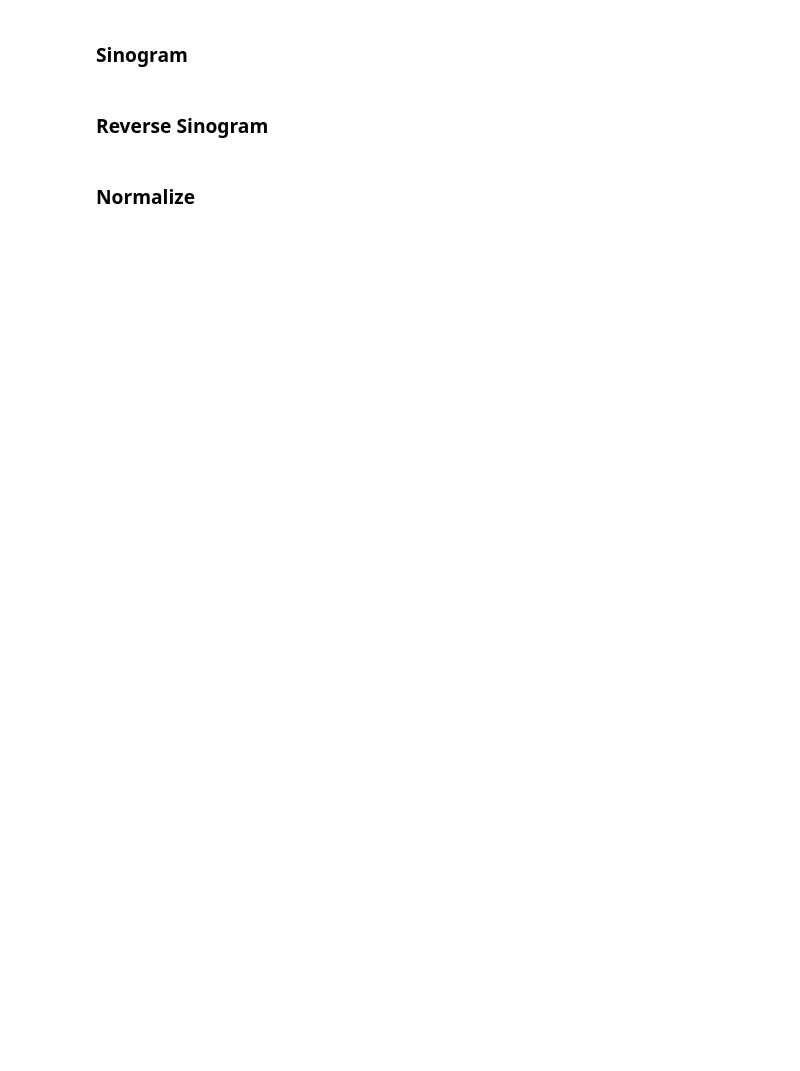
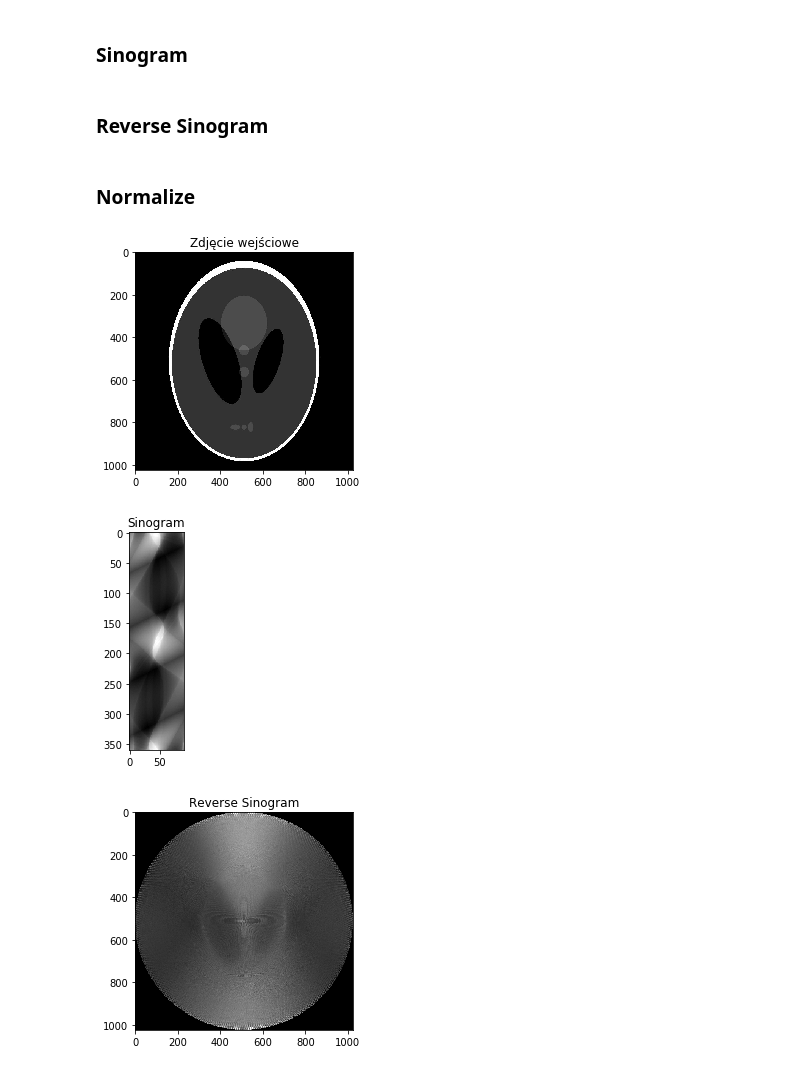
Before and after one commit to Preludium/IwM, a Jupyter notebook: Tomograf/main.ipynb, the cells around one changed output. Saved outputs shown, nothing was run; the diff lists cells and outputs as text; code cells hidden in the pictures; blank space fills up the shorter version.

Commit message:
reverse do poprawy

```diff
--- a/Tomograf/main.ipynb
+++ b/Tomograf/main.ipynb
@@ -27,2 +14,11 @@ RANGE = 360
+# %%
+STEP = 1 # step of emitter in degrees
+NUMBER_OF_DETECTORS = 90
+DETECTORS_RANGE = 90 # degrees
+
+RANGE = 360 # iterations - whole cirlce
+RADIUS = int() # initialized and compute after image is loaded
+
+SOURCE = "photos/Kolo.jpg"
 # %% [markdown]
 # Main
@@ -43,2 +25,19 @@ def main():
+# %%
+def main():
+    image = rgb2gray(imread(SOURCE))
+    display_image(image, "Zdjęcie wejściowe")
+
+    global RADIUS
+    RADIUS = int(image.shape[0] / 2) - 1
+
+    sinogram = make_sinogram(image)
+    normalized_sinogram = normalize(sinogram)
+    display_image(normalized_sinogram, "Sinogram")
+
+    reverse_sinogram = make_reverse_sinogram(sinogram, [image.shape[0], image.shape[1]])
+    reverse_sinogram = reverse_sinogram[int(image.shape[0] / 4):int(3 * image.shape[0] / 4), int(image.shape[1] / 4):int(3 * image.shape[1] / 4)]
+
+    normalized_reverse_sinogram = normalize(reverse_sinogram)
+    display_image(reverse_sinogram, "Reverse Sinogram")
 # %% [markdown]
 # Functions
@@ -155,0 +133,6 @@ def normalize():
+# %%
+main()
+# %% [output]
+[figure, added]
+[figure, added]
+[figure, added]
```
Also changed, not shown: parts of 22 cells of this notebook.
